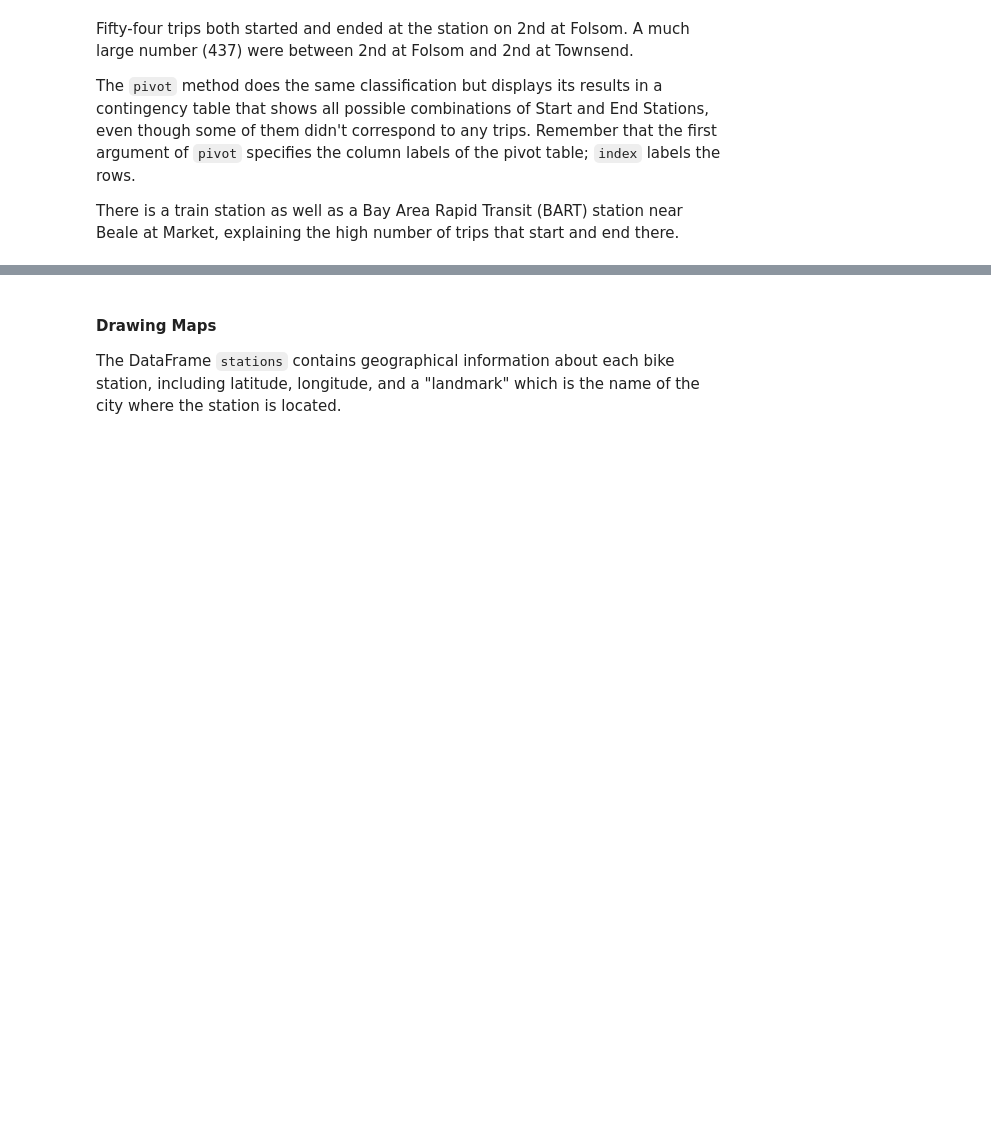
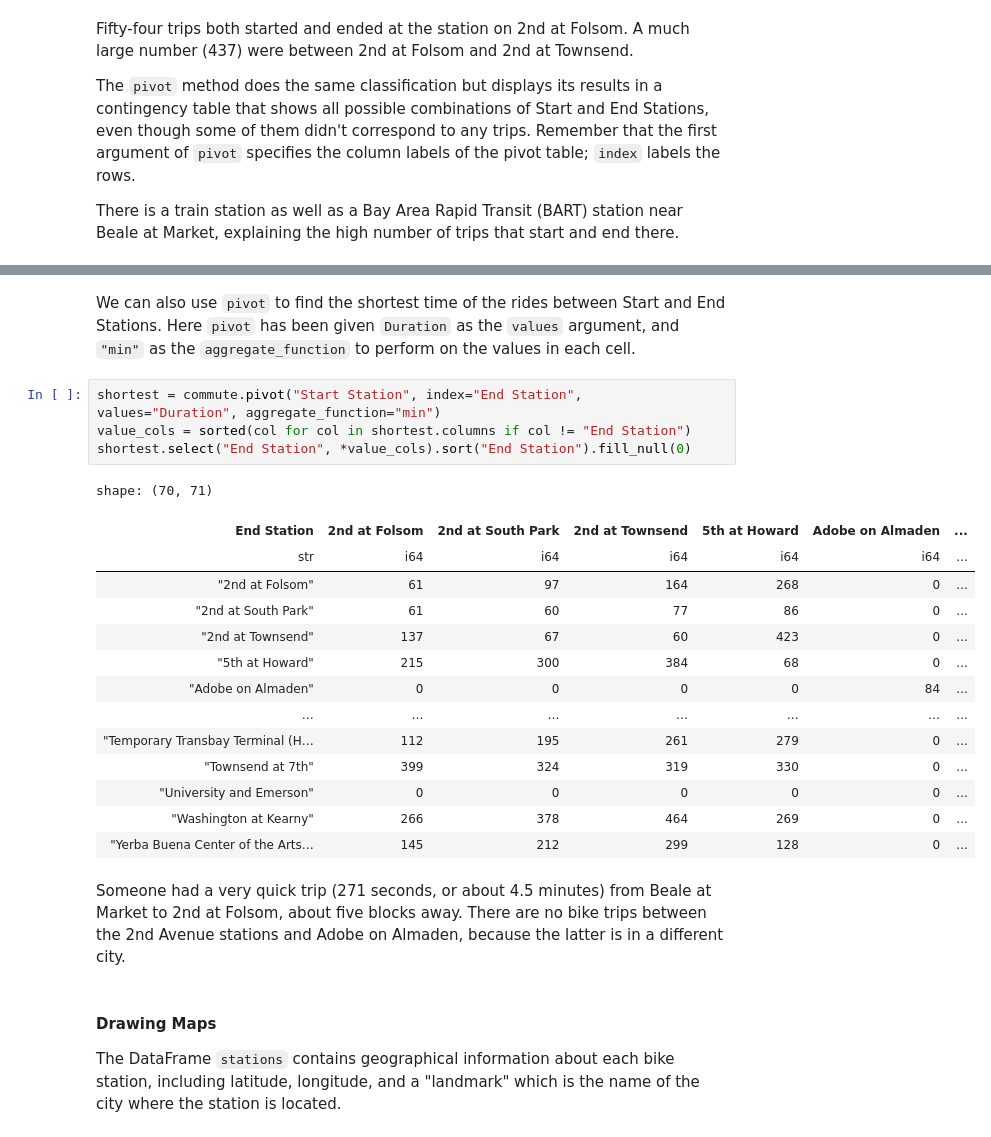
Before and after one commit to dubois-ctds/data8-textbook-polars, a Jupyter notebook: chapters/08/5/Bike_Sharing_in_the_Bay_Area.ipynb, the cells around one changed output, grey strips where cells are left out. Cells and saved outputs as stored; diff of their text form; blank space fills up the shorter version.

```diff
--- a/chapters/08/5/Bike_Sharing_in_the_Bay_Area.ipynb
+++ b/chapters/08/5/Bike_Sharing_in_the_Bay_Area.ipynb
@@ -121,3 +143,26 @@ There is a train station as well as a Bay Area Rapid Transit (BART) station near
+# %% [markdown]
+We can also use `pivot` to find the shortest time of the rides between Start and End Stations. Here `pivot` has been given `Duration` as the `values` argument, and `"min"` as the `aggregate_function` to perform on the values in each cell.
+# %%
+shortest = commute.pivot("Start Station", index="End Station", values="Duration", aggregate_function="min")
+value_cols = sorted(col for col in shortest.columns if col != "End Station")
+shortest.select("End Station", *value_cols).sort("End Station").fill_null(0)
+# %% [output]
+shape: (70, 71)
+| End Station | 2nd at Folsom | 2nd at South Park | 2nd at Townsend | 5th at Howard | Adobe on Almaden | ... |
+| str | i64 | i64 | i64 | i64 | i64 | ... |
+| "2nd at Folsom" | 61 | 97 | 164 | 268 | 0 | ... |
+| "2nd at South Park" | 61 | 60 | 77 | 86 | 0 | ... |
+| "2nd at Townsend" | 137 | 67 | 60 | 423 | 0 | ... |
+| "5th at Howard" | 215 | 300 | 384 | 68 | 0 | ... |
+| "Adobe on Almaden" | 0 | 0 | 0 | 0 | 84 | ... |
+| … | … | … | … | … | … | ... |
+| "Temporary Transbay Terminal (H… | 112 | 195 | 261 | 279 | 0 | ... |
+| "Townsend at 7th" | 399 | 324 | 319 | 330 | 0 | ... |
+| "University and Emerson" | 0 | 0 | 0 | 0 | 0 | ... |
+| "Washington at Kearny" | 266 | 378 | 464 | 269 | 0 | ... |
+| "Yerba Buena Center of the Arts… | 145 | 212 | 299 | 128 | 0 | ... |
+# %% [markdown]
+Someone had a very quick trip (271 seconds, or about 4.5 minutes) from Beale at Market to 2nd at Folsom, about five blocks away. There are no bike trips between the 2nd Avenue stations and Adobe on Almaden, because the latter is in a different city.
 # %% [markdown]
 #### Drawing Maps
 The DataFrame `stations` contains geographical information about each bike station, including latitude, longitude, and a "landmark" which is the name of the city where the station is located.
```
Also changed, not shown: parts of 4 cells of this notebook, 5 other files.
